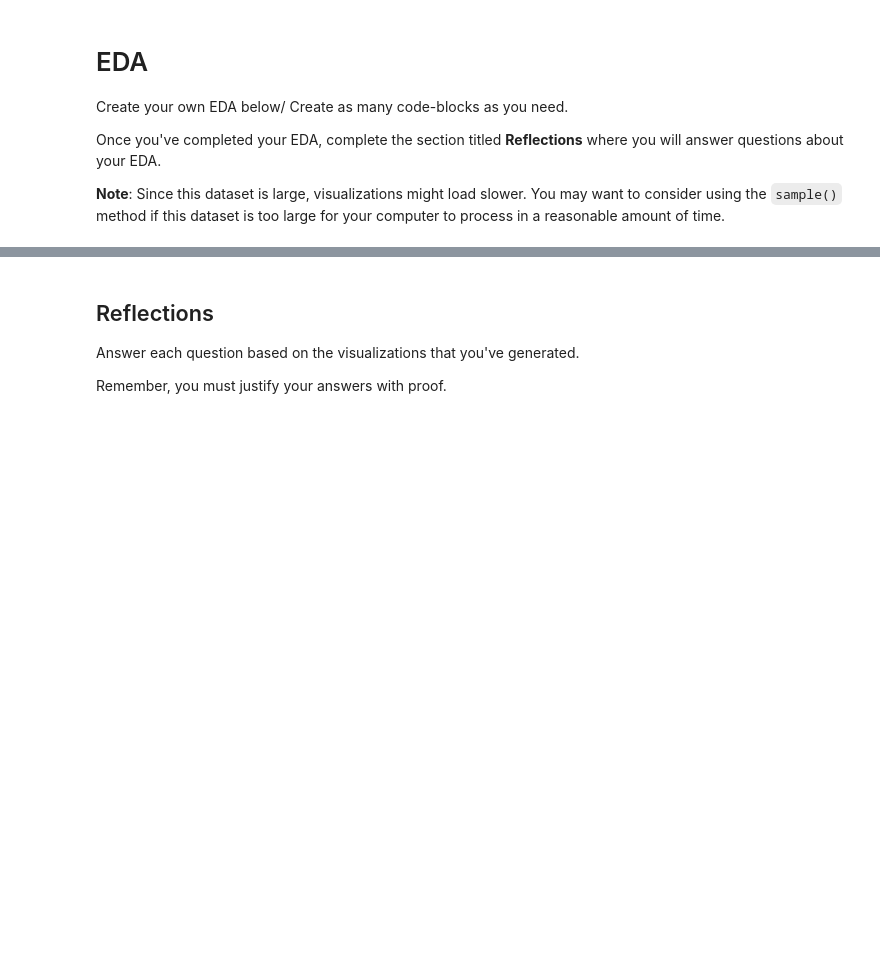
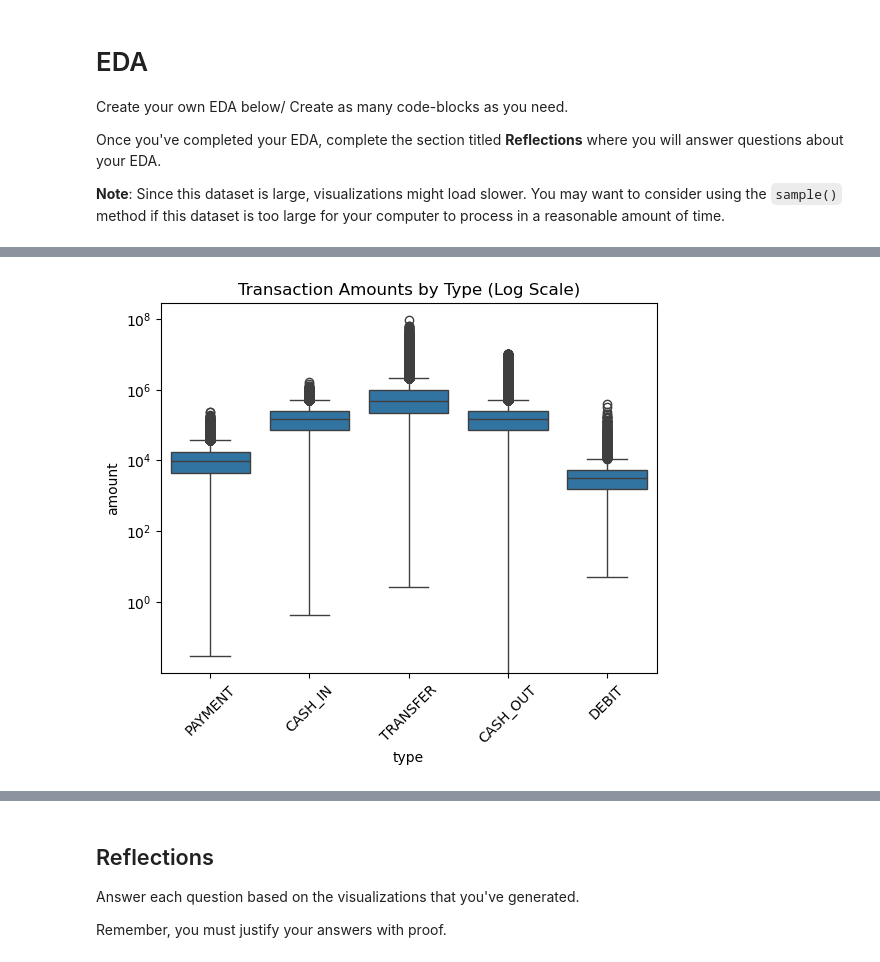
Before and after one commit to trebmal-fitt/Fraud-Detection-Project, a Jupyter notebook: detect-fraud/notebooks/eda.ipynb, the cells around one changed output, grey strips where cells are left out. Cells and saved outputs as stored; diff of their text form; code cells hidden in the pictures; blank space fills up the shorter version.

```diff
--- a/detect-fraud/notebooks/eda.ipynb
+++ b/detect-fraud/notebooks/eda.ipynb
@@ -91,0 +95,9 @@ dtype: int64
+# %%
+# Bivariate: transaction type vs amount
+sns.boxplot(data=transactions, x='type', y='amount')
+plt.title("Transaction Amounts by Type (Log Scale)")
+plt.yscale('log')
+plt.xticks(rotation=45)
+plt.show()
+# %% [output]
+[figure, added]
```
Also changed, not shown: parts of 6 cells of this notebook, 2 other files.
